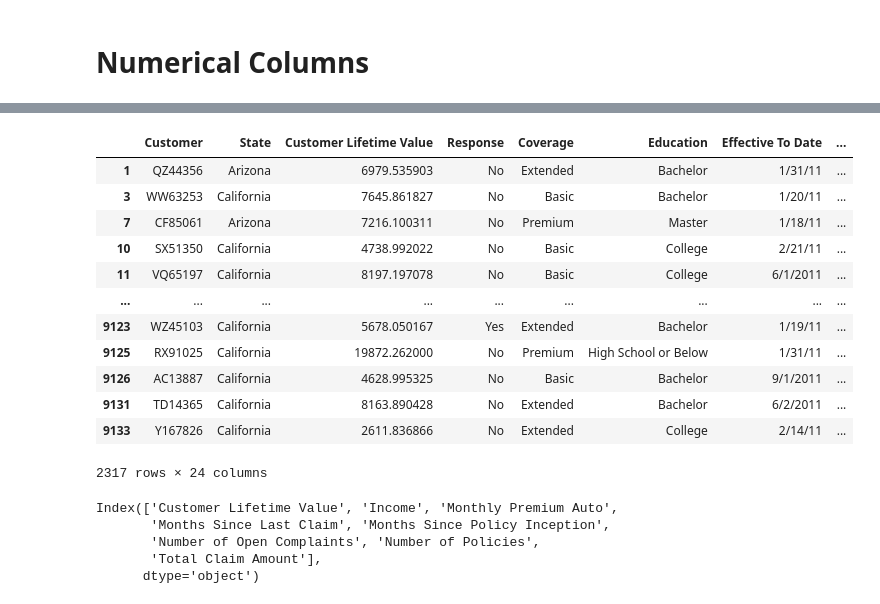
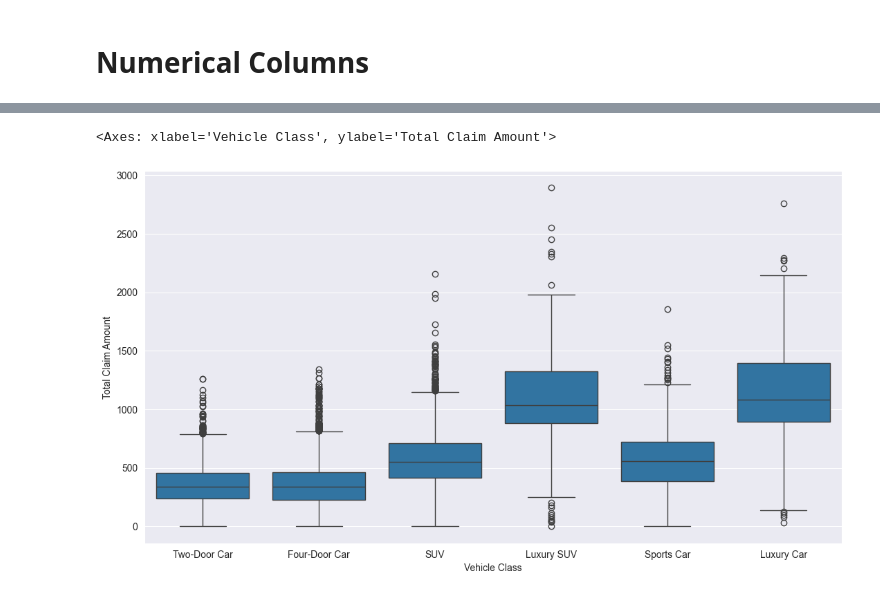
Before and after one commit to YashThussu/insurance_learnings, a Jupyter notebook: vehicle_insurance/exploration.ipynb, the cells around one changed output, grey strips where cells are left out. Cells and saved outputs as stored; diff of their text form; code cells hidden in the pictures.

```diff
--- a/vehicle_insurance/exploration.ipynb
+++ b/vehicle_insurance/exploration.ipynb
@@ -116,24 +128,0 @@ sns.kdeplot(data=df_num,x="Income",fill=True)
-# %%
-df[df["Income"]==0]
-# %% [output]
-|  | Customer | State | Customer Lifetime Value | Response | Coverage | Education | Effective To Date | ... |
-| 1 | QZ44356 | Arizona | 6979.535903 | No | Extended | Bachelor | 1/31/11 | ... |
-| 3 | WW63253 | California | 7645.861827 | No | Basic | Bachelor | 1/20/11 | ... |
-| 7 | CF85061 | Arizona | 7216.100311 | No | Premium | Master | 1/18/11 | ... |
-| 10 | SX51350 | California | 4738.992022 | No | Basic | College | 2/21/11 | ... |
-| 11 | VQ65197 | California | 8197.197078 | No | Basic | College | 6/1/2011 | ... |
-| ... | ... | ... | ... | ... | ... | ... | ... | ... |
-| 9123 | WZ45103 | California | 5678.050167 | Yes | Extended | Bachelor | 1/19/11 | ... |
-| 9125 | RX91025 | California | 19872.262000 | No | Premium | High School or Below | 1/31/11 | ... |
-| 9126 | AC13887 | California | 4628.995325 | No | Basic | Bachelor | 9/1/2011 | ... |
-| 9131 | TD14365 | California | 8163.890428 | No | Extended | Bachelor | 6/2/2011 | ... |
-| 9133 | Y167826 | California | 2611.836866 | No | Extended | College | 2/14/11 | ... |
-2317 rows × 24 columns
-# %%
-df_num.columns
-# %% [output]
-Index(['Customer Lifetime Value', 'Income', 'Monthly Premium Auto',
-       'Months Since Last Claim', 'Months Since Policy Inception',
-       'Number of Open Complaints', 'Number of Policies',
-       'Total Claim Amount'],
-      dtype='object')
@@ -143,0 +129,11 @@ df.to_parquet(r"C:\Users\YASH\Desktop\coding\ml\insurance_data\datasets\vehicle_
+# %%
+plt.figure(figsize=(13,7))
+plt.grid(True)
+sns.boxplot(data = df,
+            y="Total Claim Amount",
+            x="Vehicle Class",
+            # hue="Location Code"
+            )
+# %% [output]
+<Axes: xlabel='Vehicle Class', ylabel='Total Claim Amount'>
+[figure, added]
```
Also changed, not shown: parts of 33 cells of this notebook.
